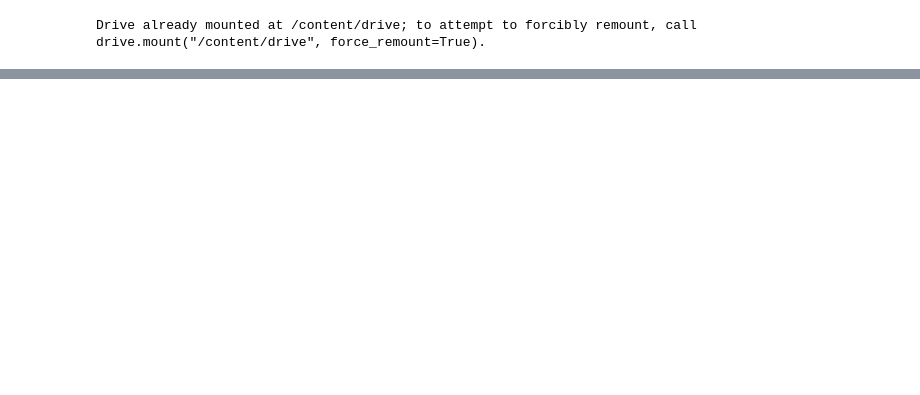
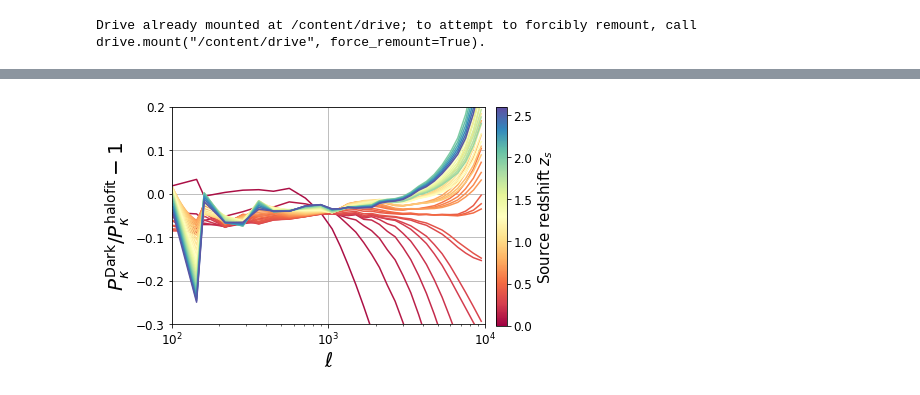
Before and after one commit to liuxx479/kappaTNG, a Jupyter notebook: kappaTNG_plots.ipynb, the cells around one changed output, grey strips where cells are left out. Drawn from its saved outputs; the diff is of its cells as text; code cells hidden in the pictures; blank space fills up the shorter version.

```diff
--- a/kappaTNG_plots.ipynb
+++ b/kappaTNG_plots.ipynb
@@ -138,0 +170,59 @@ plt.savefig(root+"figures/ratio_all.pdf", bbox_inches='tight')
+# %%
+######### halofit comparison
+# import numpy as np
+# import matplotlib.pyplot as plt
+# import matplotlib as mpl
+# from IPython.display import Math, HTML
+from scipy.interpolate import interp1d
+
+fig = plt.figure(figsize=(6,4))
+cmap = mpl.cm.get_cmap('Spectral')
+norm = mpl.colors.Normalize(vmin=0.0, vmax=2.6)
+
+
+for i in range(2, 41):
+    # d = np.loadtxt(root+"output/spec/power{:02d}.dat".format(i))
+    # ell = d[:, 0]
+    # prefac = ell*(ell+1.0)/(2.0*np.pi)
+    # Dlk = prefac*d[:, 6]
+    # # ax0.plot(ell, Dlk, c=cmap(norm(zs[i-1])))
+
+    d = np.loadtxt(root+"data/output_dark/spec/power{:02d}.dat".format(i))
+    ell = d[:, 0]
+    prefac = ell*(ell+1.0)/(2.0*np.pi)
+    Dlk_Dark = prefac*d[:, 6]
+    # ax0.plot(ell, Dlk_Dark, ls="--", c=cmap(norm(zs[i-1])))
+
+    d = np.loadtxt(root+"data/output_theory/TNG_halofit_{}_cl.dat".format(i))
+    # d = np.loadtxt(root+"data/output_theory/TNG_HMcode_emu_{}_cl.dat".format(i))
+    # d = np.loadtxt(root+"data/output_theory/TNG_HMcode_dmonly_{}_cl.dat".format(i))
+    ell_theory = d[:, 0]
+    sCl = d[:, 1]
+    Dlk_theory = 1.0/4.0*(ell_theory*(ell_theory+1.0))**2*sCl
+    Dlk_theory_interp = interp1d(ell_theory, Dlk_theory)(ell)
+    plt.plot(ell, Dlk_Dark/Dlk_theory_interp-1, ls='-', c=cmap(norm(zs[i-1])))
+
+    # spl = splrep(ell_theory, Dlk_theory)
+    # plt.plot(ell, Dlk_Dark/splev(ell, spl), ls='-', c=cmap(norm(zs[i-1])))
+
+plt.xscale('log')
+plt.xlim(1e2, 1e4)
+plt.ylim(-0.3, 0.2)
+plt.xlabel(r'$\ell$', fontsize=20)
+# plt.ylabel(r'$R (\ell)$', fontsize=15)
+plt.ylabel(r'$P_\kappa^{\rm Dark}/P_\kappa^{\rm halofit}-1$', fontsize=20)
+
+plt.grid()
+
+fig.subplots_adjust(right=0.85)
+cbar_ax = fig.add_axes([0.875, 0.12, 0.025, 0.76])
+
+cbar = plt.colorbar(mpl.cm.ScalarMappable(norm=norm, cmap=cmap), cax=cbar_ax)
+cbar.set_label(r"Source redshift $z_s$", fontsize=15)
+
+# plt.tight_layout()
+plt.savefig(root+"figures/power_halofit.pdf", bbox_inches='tight')
+# plt.savefig(root+"figures/power_HMcode.pdf", bbox_inches='tight')
+plt.show()
+# %% [output]
+[figure, added]
```
Also changed, not shown: parts of 11 cells of this notebook.
